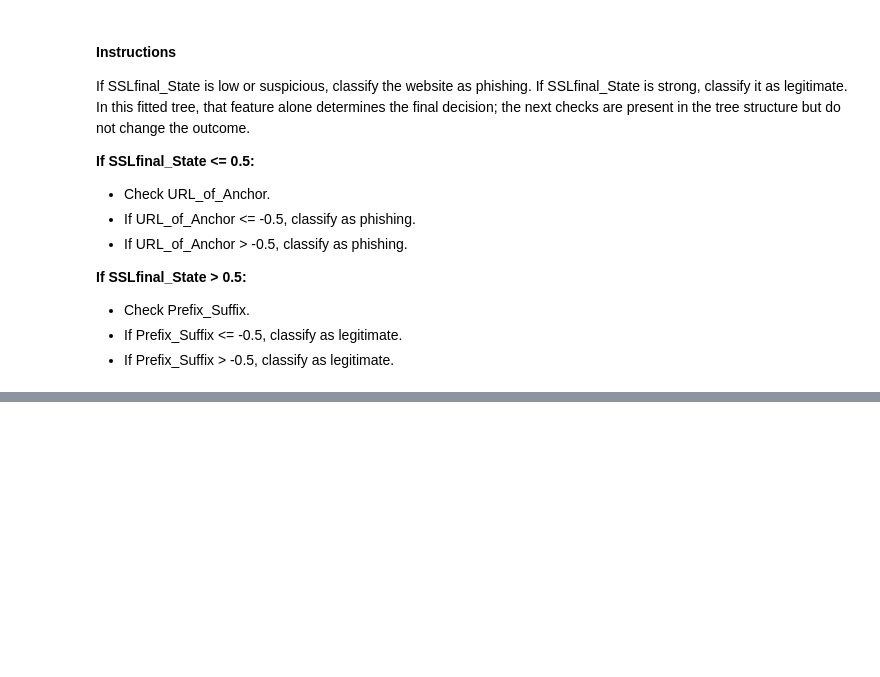
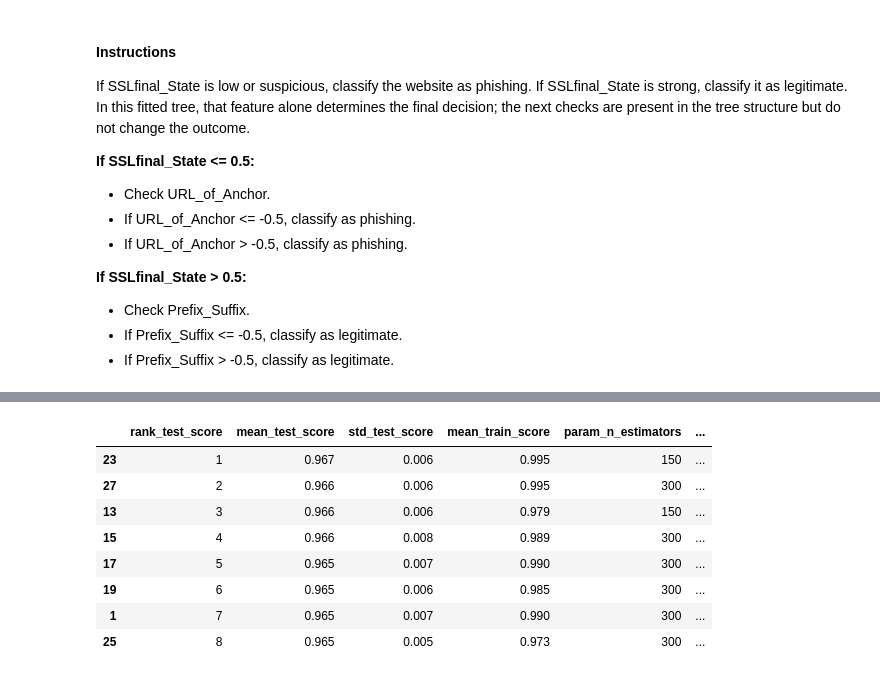
Before and after one commit to miska-voutilainen/machine-learning, a Jupyter notebook: Decision_trees_and_random_trees.ipynb, the cells around one changed output, grey strips where cells are left out. Cells and saved outputs as stored; diff of their text form; code cells hidden in the pictures; blank space fills up the shorter version.

```diff
--- a/Decision_trees_and_random_trees.ipynb
+++ b/Decision_trees_and_random_trees.ipynb
@@ -57,0 +130,36 @@ If SSLfinal_State is low or suspicious, classify the website as phishing. If SSL
+# %%
+# Show the strongest candidates and the gap between training and validation.
+cv_results = (
+    pd.DataFrame(forest_search.cv_results_)
+    .sort_values("rank_test_score")
+    .loc[:, [
+        "rank_test_score",
+        "mean_test_score",
+        "std_test_score",
+        "mean_train_score",
+        "param_n_estimators",
+        "param_max_depth",
+        "param_min_samples_split",
+        "param_min_samples_leaf",
+        "param_max_features",
+        "param_class_weight",
+    ]]
+    .head(8)
+)
+cv_results.style.format(
+    {
+        "mean_test_score": "{:.3f}",
+        "std_test_score": "{:.3f}",
+        "mean_train_score": "{:.3f}",
+    }
+)
+# %% [output]
+|  | rank_test_score | mean_test_score | std_test_score | mean_train_score | param_n_estimators | ... |
+| 23 | 1 | 0.967 | 0.006 | 0.995 | 150 | ... |
+| 27 | 2 | 0.966 | 0.006 | 0.995 | 300 | ... |
+| 13 | 3 | 0.966 | 0.006 | 0.979 | 150 | ... |
+| 15 | 4 | 0.966 | 0.008 | 0.989 | 300 | ... |
+| 17 | 5 | 0.965 | 0.007 | 0.990 | 300 | ... |
+| 19 | 6 | 0.965 | 0.006 | 0.985 | 300 | ... |
+| 1 | 7 | 0.965 | 0.007 | 0.990 | 300 | ... |
+| 25 | 8 | 0.965 | 0.005 | 0.973 | 300 | ... |
```
Also changed, not shown: parts of 10 cells of this notebook.
